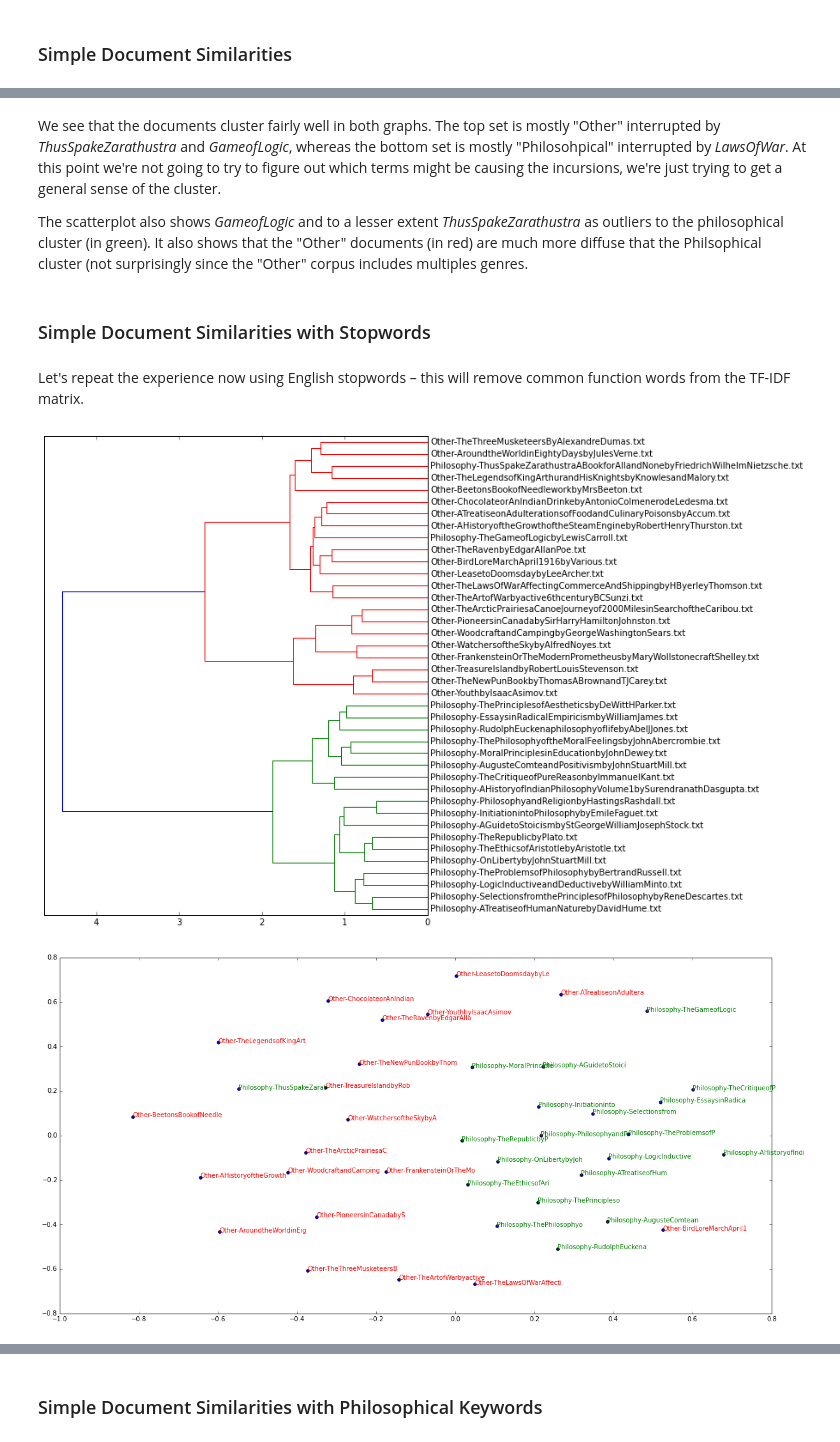
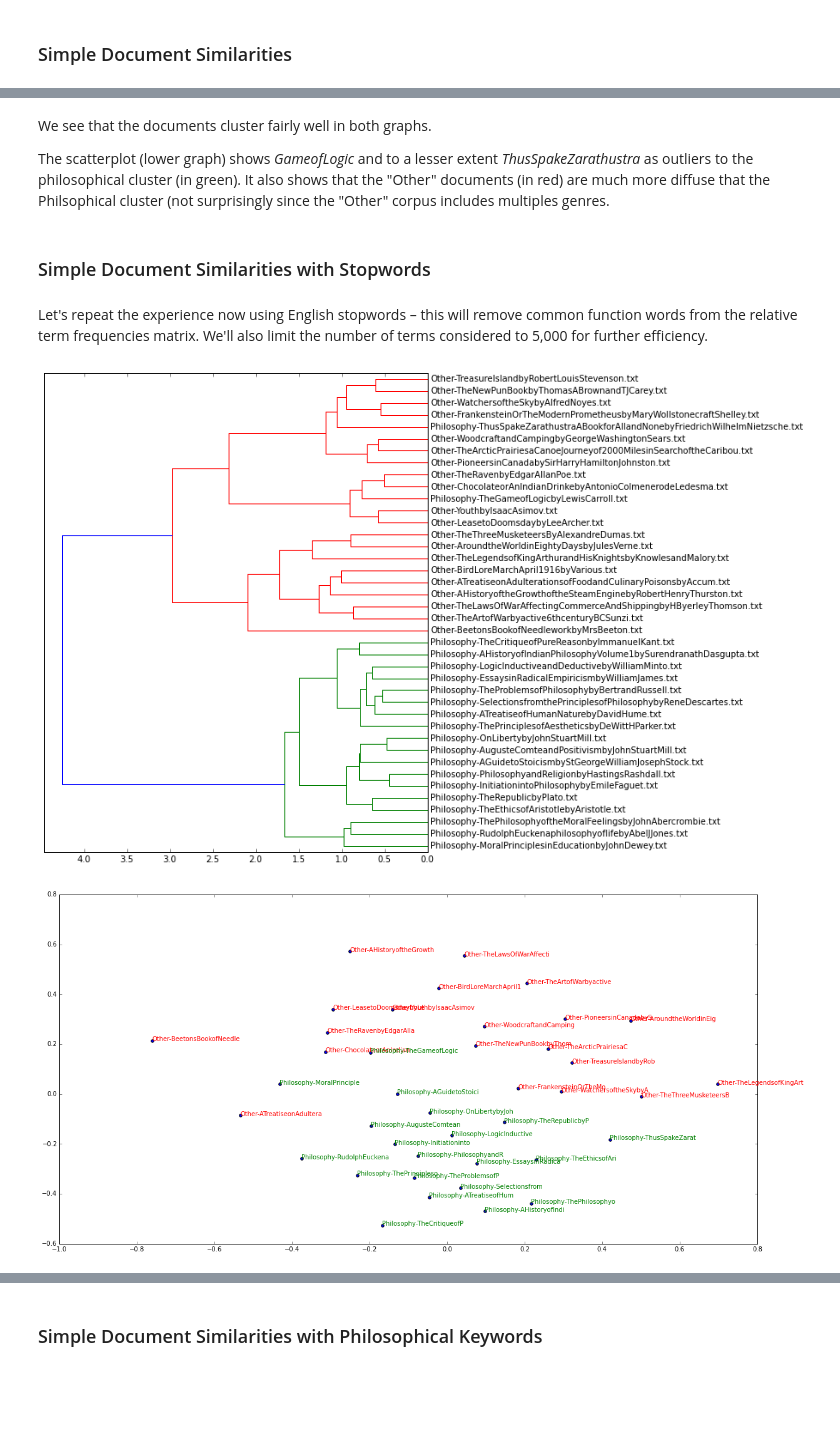
Before and after one commit to htrc/ACS-TT, a Jupyter notebook: tools/notebooks/ClassifyingPhilosophicalText.ipynb, the cells around one changed output, grey strips where cells are left out. Saved outputs shown, nothing was run; the diff lists cells and outputs as text; code cells hidden in the pictures; blank space fills up the shorter version.

Commit message:
updating to use relative frequencies and not NLTK tokenization

```diff
--- a/tools/notebooks/ClassifyingPhilosophicalText.ipynb
+++ b/tools/notebooks/ClassifyingPhilosophicalText.ipynb
@@ -29,11 +29,10 @@ from scipy.cluster.hierarchy import ward, dendrogram
 %matplotlib inline
 
 # plot the documents from the corpus
-def plot_corpus_similarity(corpus, tokenizer=None):
+def plot_corpus_similarity(corpus, vectorizer):
 
-    # compute TF-IDF vector, distances and positions
+    # generate the vector, distances and positions
     texts = [corpus.raw(fileid) for fileid in corpus.fileids()]
-    vectorizer = TfidfVectorizer(tokenizer=tokenizer)
     documentTermMatrix = vectorizer.fit_transform(texts)
     distances = 1 - cosine_similarity(documentTermMatrix)
     mds = MDS(dissimilarity="precomputed", random_state=1)
@@ -54,19 +53,6 @@ def plot_corpus_similarity(corpus, tokenizer=None):
         # the colour-coding here is a bit of a hard-coded hack for what is otherwise mostly reusable code
         plt.text(x, y, name.replace(".txt", "")[:25], color='red' if 'Other' in name else 'green')
     plt.show()
-
-# a simple tokenizer that extends NLTK's word tokenizer and handles an optional stoplist and whitelist
-class Tokenizer():
-    def __init__(self, stoplist=[], whitelist=[]):
-        self.stoplist = stoplist
-        self.whitelist = whitelist
-    def tokenize(self, string):
-        words = [word for word in nltk.word_tokenize(string.lower()) if any(c for c in word if c.isalpha())]
-        if self.stoplist:
-            words = [word for word in words if word not in self.stoplist]
-        if self.whitelist:
-            words = [word for word in words if word in self.whitelist]
-        return words
 # %% [markdown]
 ### Simple Document Similarities
 # %% [markdown]
@@ -74,8 +60,6 @@ We'll begin by loading our corpus (all the plain text file in the data/philosoph
 # %%
 import nltk
+from nltk.corpus.reader.plaintext import PlaintextCorpusReader
 
 data_dir = "../../data/philosophy"
-corpus = nltk.corpus.reader.plaintext.PlaintextCorpusReader(data_dir+"/texts", ".*\.txt")
-
-tokenizer = Tokenizer()
-plot_corpus_similarity(corpus, tokenizer.tokenize)
+corpus = PlaintextCorpusReader(data_dir+"/texts", ".*\.txt")
@@ -85,15 +74,15 @@ plot_corpus_similarity(corpus, tokenizer.tokenize)
 # %% [markdown]
-We see that the documents cluster fairly well in both graphs. The top set is mostly "Other" interrupted by _ThusSpakeZarathustra_ and _GameofLogic_, whereas the bottom set is mostly "Philosohpical" interrupted by _LawsOfWar_. At this point we're not going to try to figure out which terms might be causing the incursions, we're just trying to get a general sense of the cluster.
+We see that the documents cluster fairly well in both graphs.
 
-The scatterplot also shows _GameofLogic_ and to a lesser extent _ThusSpakeZarathustra_ as outliers to the philosophical cluster (in green). It also shows that the "Other" documents (in red) are much more diffuse that the Philsophical cluster (not surprisingly since the "Other" corpus includes multiples genres.
+The scatterplot (lower graph) shows _GameofLogic_ and to a lesser extent _ThusSpakeZarathustra_ as outliers to the philosophical cluster (in green). It also shows that the "Other" documents (in red) are much more diffuse that the Philsophical cluster (not surprisingly since the "Other" corpus includes multiples genres.
 # %% [markdown]
 ### Simple Document Similarities with Stopwords
 # %% [markdown]
-Let's repeat the experience now using English stopwords – this will remove common function words from the TF-IDF matrix.
+Let's repeat the experience now using English stopwords – this will remove common function words from the relative term frequencies matrix. We'll also limit the number of terms considered to 5,000 for further efficiency.
 # %%
-stopword_tokenizer = Tokenizer(nltk.corpus.stopwords.words("english"))
-plot_corpus_similarity(corpus, stopword_tokenizer.tokenize)
+stoplist_vectorizer = TfidfVectorizer(use_idf=False, stop_words=nltk.corpus.stopwords.words("english"), max_features=5000)
+plot_corpus_similarity(corpus, stoplist_vectorizer)
 # %% [output]
-[figure, old version]
+[figure, new version]
-[figure, old version]
+[figure, new version]
 # %% [markdown]
```
Also changed, not shown: parts of 18 cells of this notebook, 40 other files.
